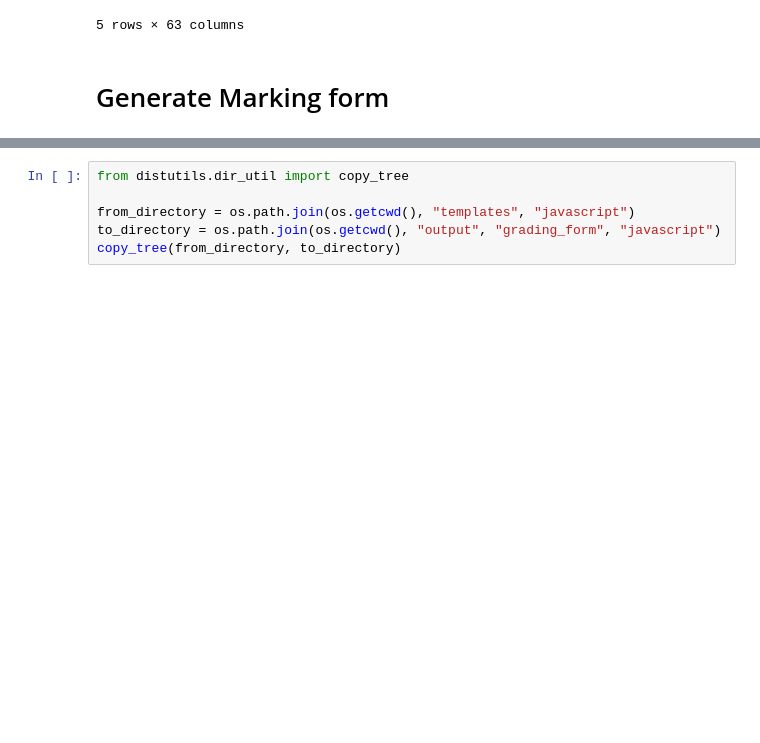
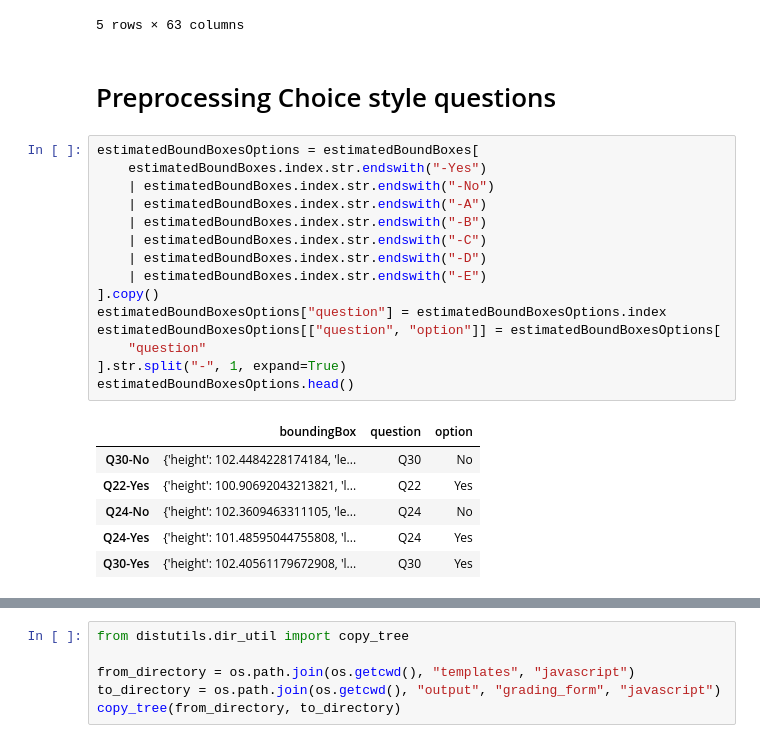
Before and after one commit to wongcyrus/AI-Handwrite-Grader, a Jupyter notebook: grading_form_builder.ipynb, the cells around one changed output, grey strips where cells are left out. Cells and saved outputs as stored; diff of their text form; blank space fills up the shorter version.

```diff
--- a/marking_form_builder.ipynb
+++ b/grading_form_builder.ipynb
@@ -480,5 +482,27 @@ df_script["DocumentAnswerImageLocal"].head()
 | 3 | output/grading_form/images/p-8.png | output/grading_form/images/p-8.png | output/grading_form/images/p-7.png | output/grading_form/images/p-7.png | output/grading_form/images/p-7.png | output/grading_form/images/p-7.png | output/grading_form/images/p-7.png | output/grading_form/images/p-7.png | output/grading_form/images/p-7.png | output/grading_form/images/p-7.png | ... | ... |
 | 4 | output/grading_form/images/p-10.png | output/grading_form/images/p-10.png | output/grading_form/images/p-9.png | output/grading_form/images/p-9.png | output/grading_form/images/p-9.png | output/grading_form/images/p-9.png | output/grading_form/images/p-9.png | output/grading_form/images/p-9.png | output/grading_form/images/p-9.png | output/grading_form/images/p-9.png | ... | ... |
 5 rows × 63 columns
-# %% [markdown]
-# Generate Marking form
+# %% [markdown]
+# Preprocessing Choice style questions
+# %%
+estimatedBoundBoxesOptions = estimatedBoundBoxes[
+    estimatedBoundBoxes.index.str.endswith("-Yes")
+    | estimatedBoundBoxes.index.str.endswith("-No")
+    | estimatedBoundBoxes.index.str.endswith("-A")
+    | estimatedBoundBoxes.index.str.endswith("-B")
+    | estimatedBoundBoxes.index.str.endswith("-C")
+    | estimatedBoundBoxes.index.str.endswith("-D")
+    | estimatedBoundBoxes.index.str.endswith("-E")
+].copy()
+estimatedBoundBoxesOptions["question"] = estimatedBoundBoxesOptions.index
+estimatedBoundBoxesOptions[["question", "option"]] = estimatedBoundBoxesOptions[
+    "question"
+].str.split("-", 1, expand=True)
+estimatedBoundBoxesOptions.head()
+# %% [output]
+|  | boundingBox | question | option |
+| Q30-No | {'height': 102.4484228174184, 'le... | Q30 | No |
+| Q22-Yes | {'height': 100.90692043213821, 'l... | Q22 | Yes |
+| Q24-No | {'height': 102.3609463311105, 'le... | Q24 | No |
+| Q24-Yes | {'height': 101.48595044755808, 'l... | Q24 | Yes |
+| Q30-Yes | {'height': 102.40561179672908, 'l... | Q30 | Yes |
```
Also changed, not shown: parts of 18 cells of this notebook, 2 other files.
